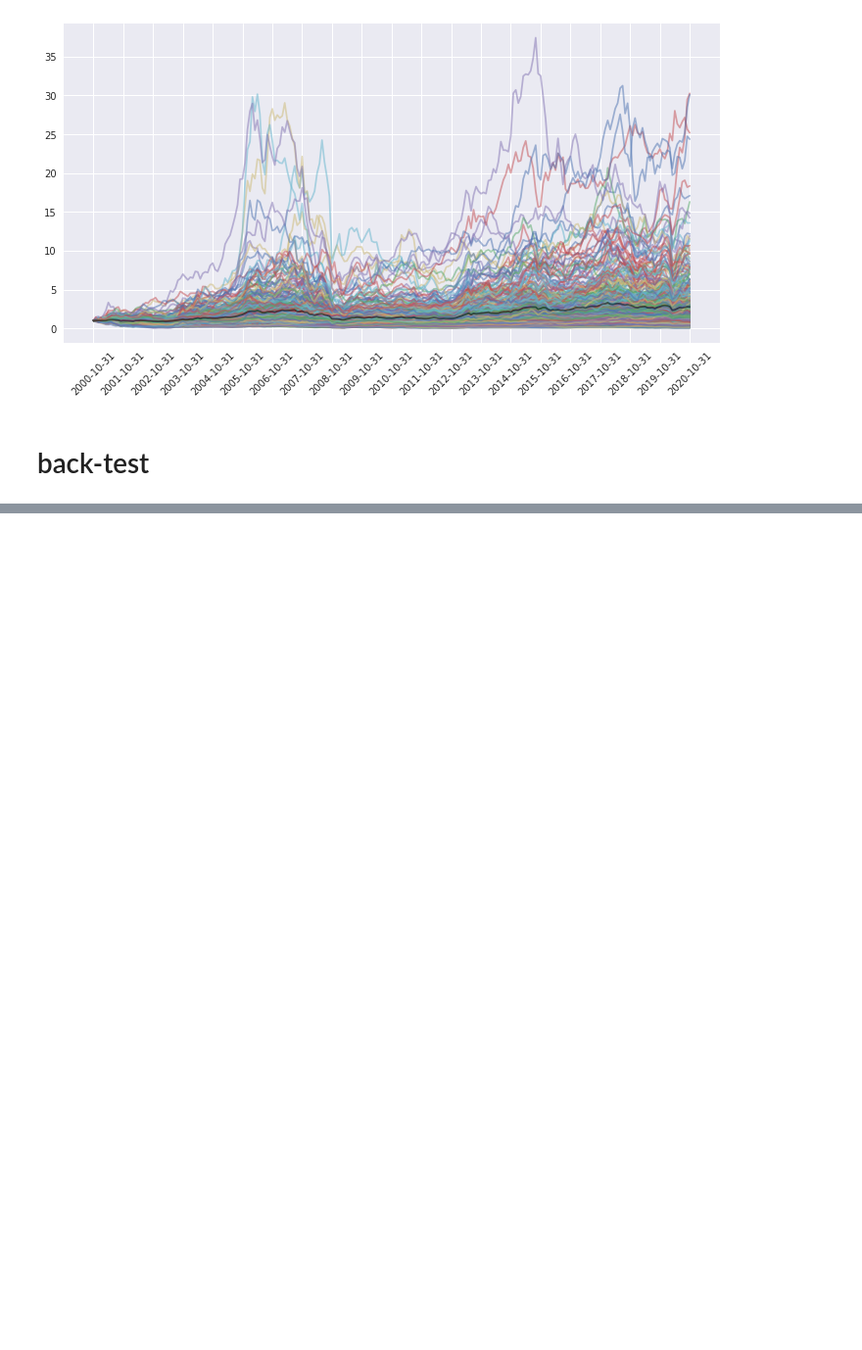
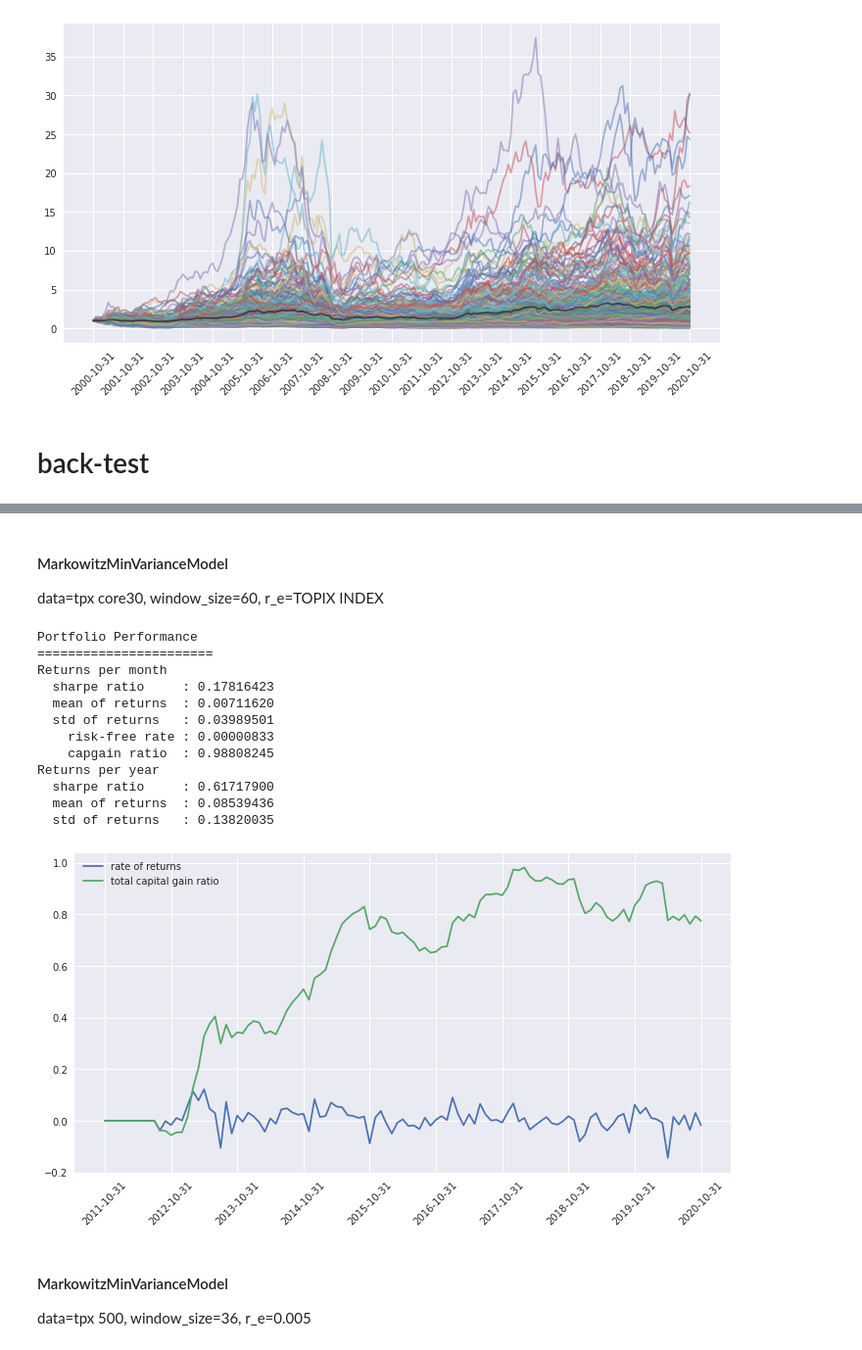
Before and after one commit to yumaloop/pyfe, a Jupyter notebook: notebook/evaluate_portfolio_model.ipynb, the cells around one changed output, grey strips where cells are left out. Shown at 98% size. Saved outputs shown, nothing was run; the diff lists cells and outputs as text; code cells hidden in the pictures; blank space fills up the shorter version.

```diff
--- a/notebook/evaluate_portfolio_model.ipynb
+++ b/notebook/evaluate_portfolio_model.ipynb
@@ -137,3 +198,45 @@ tpx core30
+# %% [markdown]
+#### MarkowitzMinVarianceModel
+
+data=tpx core30, window_size=60, r_e=TOPIX INDEX
+# %%
+# Model Params
+params = {
+    "window_size": 60,
+    "rebalance_freq": 1,
+    "r_e": df_tpx,
+    "r_f": r_f
+}
+
+# Data
+st = (ST_BACKTEST - relativedelta(months=params["window_size"])).strftime('%Y-%m-%d')
+ed = ED_BACKTEST.strftime('%Y-%m-%d')
+df = df_tpx30[st:ed]
+
+# Model (mmvp)
+model = MarkowitzMinVarianceModel(df, **params)
+df_bt = model.backtest()
+model.evaluate_backtest(logging=True)
+model.plot_returns()
+del model
+# %% [output]
+Portfolio Performance
+=======================
+Returns per month
+  sharpe ratio     : 0.17816423
+  mean of returns  : 0.00711620
+  std of returns   : 0.03989501
+    risk-free rate : 0.00000833
+    capgain ratio  : 0.98808245
+Returns per year
+  sharpe ratio     : 0.61717900
+  mean of returns  : 0.08539436
+  std of returns   : 0.13820035
+[figure, added]
+# %% [markdown]
+#### MarkowitzMinVarianceModel
+
+data=tpx 500, window_size=36, r_e=0.005
 # %%
 # Model Params
 params = {
```
Also changed, not shown: parts of 19 cells of this notebook, 2 other files.
